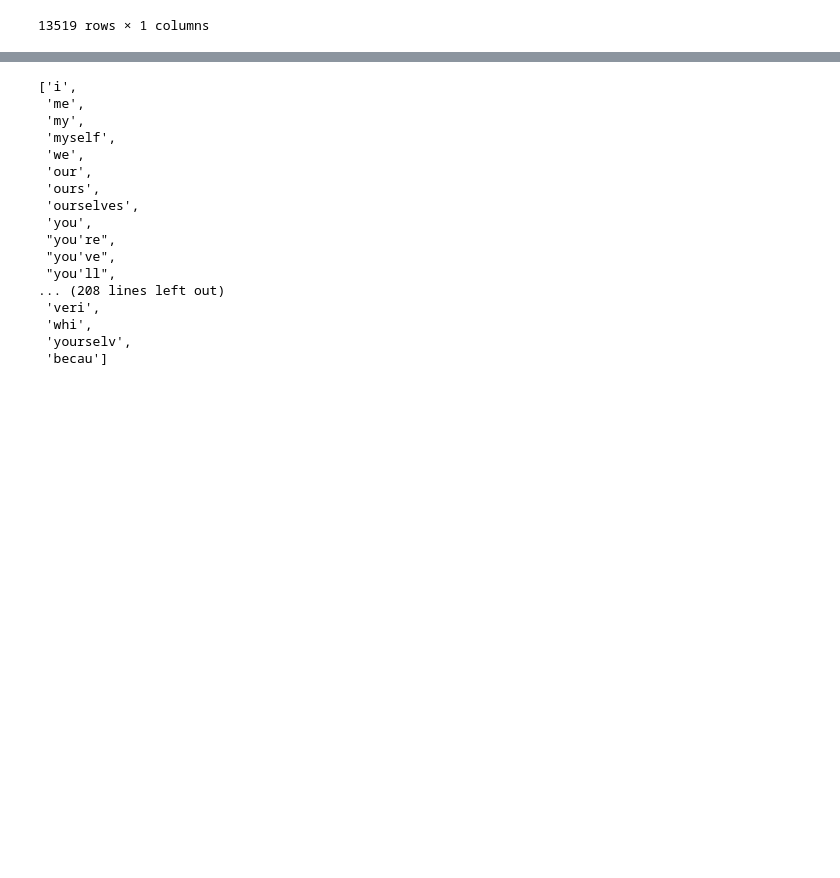
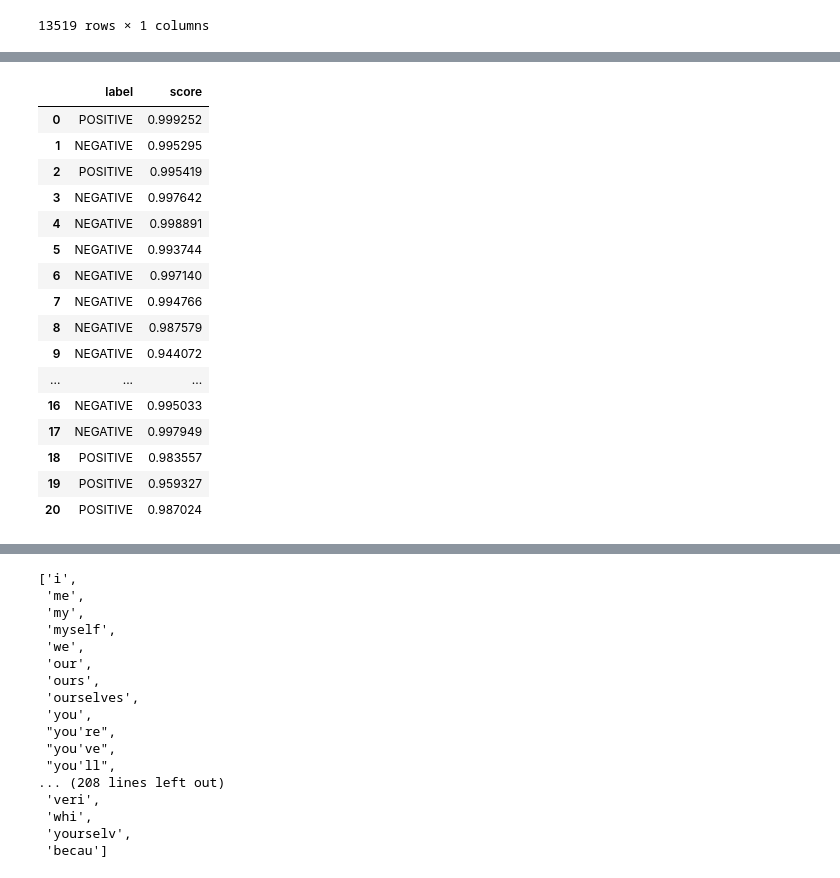
Before and after one commit to msamhz/GA-Lessons, a Jupyter notebook: project_3/MultinomialNB_Model.ipynb, the cells around one changed output, grey strips where cells are left out. Cells and saved outputs as stored; diff of their text form; code cells hidden in the pictures; blank space fills up the shorter version.

```diff
--- a/project_3/MultinomialNB_Model.ipynb
+++ b/project_3/MultinomialNB_Model.ipynb
@@ -685,0 +696,28 @@ SyntaxError: invalid syntax (1763773627.py, line 1)
+# %%
+empty = []
+for post in sentiment_Anxiety:
+    senti = {}
+    senti['label'] = sent(post)[0]['label']
+    senti['score'] = sent(post)[0]['score']
+
+    empty.append(senti)
+
+pd.DataFrame(empty)
+# %% [output]
+|  | label | score |
+| 0 | POSITIVE | 0.999252 |
+| 1 | NEGATIVE | 0.995295 |
+| 2 | POSITIVE | 0.995419 |
+| 3 | NEGATIVE | 0.997642 |
+| 4 | NEGATIVE | 0.998891 |
+| 5 | NEGATIVE | 0.993744 |
+| 6 | NEGATIVE | 0.997140 |
+| 7 | NEGATIVE | 0.994766 |
+| 8 | NEGATIVE | 0.987579 |
+| 9 | NEGATIVE | 0.944072 |
+| ... | ... | ... |
+| 16 | NEGATIVE | 0.995033 |
+| 17 | NEGATIVE | 0.997949 |
+| 18 | POSITIVE | 0.983557 |
+| 19 | POSITIVE | 0.959327 |
+| 20 | POSITIVE | 0.987024 |
```
Also changed, not shown: parts of 16 cells of this notebook.
